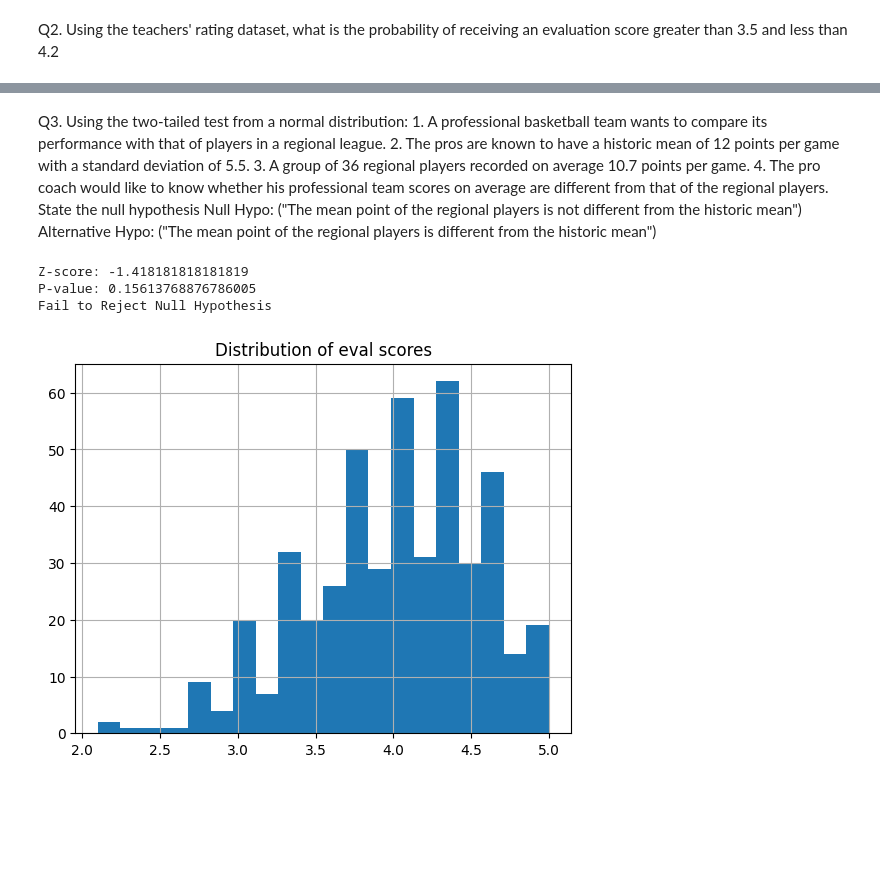
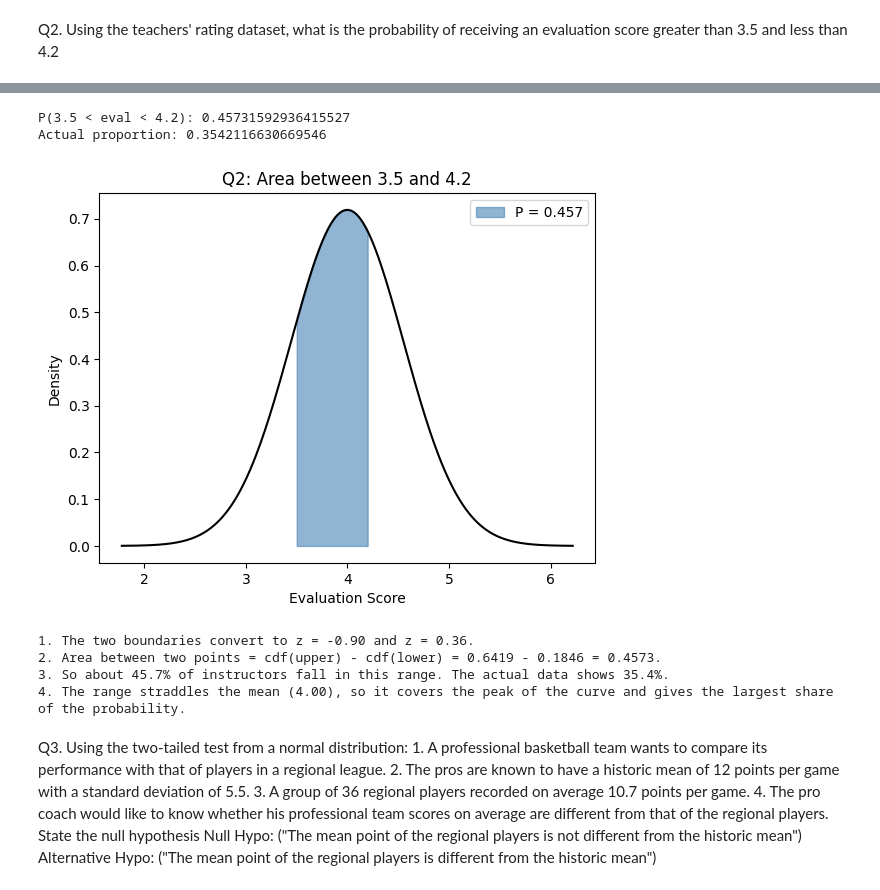
Before and after one commit to Tushar-3512/Data-Science-Practical-, a Jupyter notebook: Practical5.ipynb, the cells around one changed output, grey strips where cells are left out. Drawn from its saved outputs; the diff is of its cells as text; code cells hidden in the pictures; blank space fills up the shorter version.

```diff
--- a/Practical5.ipynb
+++ b/Practical5.ipynb
@@ -53,29 +96,39 @@ P(3.5 < eval < 4.2): 0.45731592936415527
+# %%
+z_low = (3.5 - mean_score) / std_score
+z_high = (4.2 - mean_score) / std_score
+p_lower = stats.norm.cdf(3.5, loc=mean_score, scale=std_score)
+p_upper = stats.norm.cdf(4.2, loc=mean_score, scale=std_score)
+p_between = p_upper - p_lower
+actual_between = ((df['eval'] > 3.5) & (df['eval'] < 4.2)).mean()
+
+print("P(3.5 < eval < 4.2):", p_between)
+print("Actual proportion:", actual_between)
+
+# Graph: shade the area between 3.5 and 4.2
+xs = np.linspace(mean_score - 4*std_score, mean_score + 4*std_score, 300)
+ys = stats.norm.pdf(xs, mean_score, std_score)
+plt.plot(xs, ys, color='black')
+mask = (xs > 3.5) & (xs < 4.2)
+plt.fill_between(xs[mask], ys[mask], color='steelblue', alpha=0.6, label=f'P = {p_between:.3f}')
+plt.xlabel("Evaluation Score")
+plt.ylabel("Density")
+plt.title("Q2: Area between 3.5 and 4.2")
+plt.legend()
+plt.show()
+
+print(f"""
+1. The two boundaries convert to z = {z_low:.2f} and z = {z_high:.2f}.
+2. Area between two points = cdf(upper) - cdf(lower) = {p_upper:.4f} - {p_lower:.4f} = {p_between:.4f}.
+3. So about {p_between*100:.1f}% of instructors fall in this range. The actual data shows {actual_between*100:.1f}%.
+4. The range straddles the mean ({mean_score:.2f}), so it covers the peak of the curve and gives the largest share of the probability.
+""")
+# %% [output]
+P(3.5 < eval < 4.2): 0.45731592936415527
+Actual proportion: 0.3542116630669546
+[figure, added]
+1. The two boundaries convert to z = -0.90 and z = 0.36.
+2. Area between two points = cdf(upper) - cdf(lower) = 0.6419 - 0.1846 = 0.4573.
+3. So about 45.7% of instructors fall in this range. The actual data shows 35.4%.
+4. The range straddles the mean (4.00), so it covers the peak of the curve and gives the largest share of the probability.
 # %% [markdown]
 Q3. Using the two-tailed test from a normal distribution: 1. A professional basketball team wants to compare its performance with that of players in a regional league. 2. The pros are known to have a historic mean of 12 points per game with a standard deviation of 5.5. 3. A group of 36 regional players recorded on average 10.7 points per game. 4. The pro coach would like to know whether his professional team scores on average are different from that of the regional players. State the null hypothesis Null Hypo: ("The mean point of the regional players is not different from the historic mean") Alternative Hypo: ("The mean point of the regional players is different from the historic mean")
-# %%
-mu = 12
-sigma = 5.5
-x_bar = 10.7
-n = 36
-
-z = (x_bar - mu) / (sigma / np.sqrt(n))
-p_value = 2 * (1 - stats.norm.cdf(abs(z)))
-
-print("Z-score:", z)
-print("P-value:", p_value)
-
-alpha = 0.05
-if p_value < alpha:
-    print("Reject Null Hypothesis")
-else:
-    print("Fail to Reject Null Hypothesis")
-# %% [output]
-Z-score: -1.418181818181819
-P-value: 0.15613768876786005
-Fail to Reject Null Hypothesis
-# %%
-df['eval'].hist(bins=20)
-plt.title("Distribution of eval scores")
-plt.show()
-# %% [output]
-[figure, removed]
```
Also changed, not shown: parts of 6 cells of this notebook.
